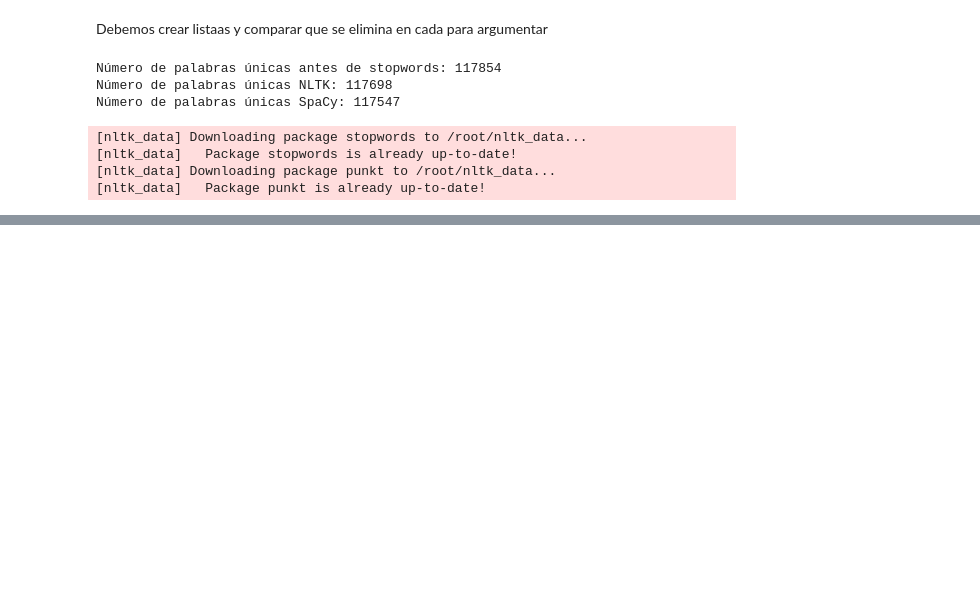
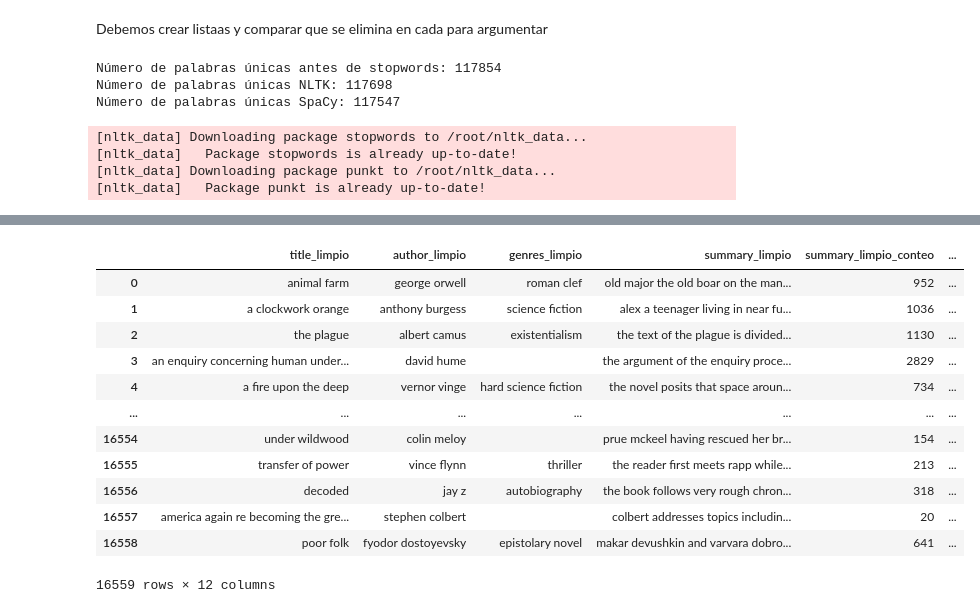
Before and after one commit to jsebastianquiroga/Topicos_analitica_NLP, a Jupyter notebook: Notebook/booksummaries.ipynb, the cells around one changed output, grey strips where cells are left out. Cells and saved outputs as stored; diff of their text form; code cells hidden in the pictures; blank space fills up the shorter version.

```diff
--- a/Notebook/booksummaries.ipynb
+++ b/Notebook/booksummaries.ipynb
@@ -599,0 +604,16 @@ print("Número de palabras únicas stemming :", unique_word_count)
+# %%
+df_str
+# %% [output]
+|  | title_limpio | author_limpio | genres_limpio | summary_limpio | summary_limpio_conteo | ... |
+| 0 | animal farm | george orwell | roman clef | old major the old boar on the man... | 952 | ... |
+| 1 | a clockwork orange | anthony burgess | science fiction | alex a teenager living in near fu... | 1036 | ... |
+| 2 | the plague | albert camus | existentialism | the text of the plague is divided... | 1130 | ... |
+| 3 | an enquiry concerning human under... | david hume |  | the argument of the enquiry proce... | 2829 | ... |
+| 4 | a fire upon the deep | vernor vinge | hard science fiction | the novel posits that space aroun... | 734 | ... |
+| ... | ... | ... | ... | ... | ... | ... |
+| 16554 | under wildwood | colin meloy |  | prue mckeel having rescued her br... | 154 | ... |
+| 16555 | transfer of power | vince flynn | thriller | the reader first meets rapp while... | 213 | ... |
+| 16556 | decoded | jay z | autobiography | the book follows very rough chron... | 318 | ... |
+| 16557 | america again re becoming the gre... | stephen colbert |  | colbert addresses topics includin... | 20 | ... |
+| 16558 | poor folk | fyodor dostoyevsky | epistolary novel | makar devushkin and varvara dobro... | 641 | ... |
+16559 rows × 12 columns
```
Also changed, not shown: parts of 1 cell of this notebook.
